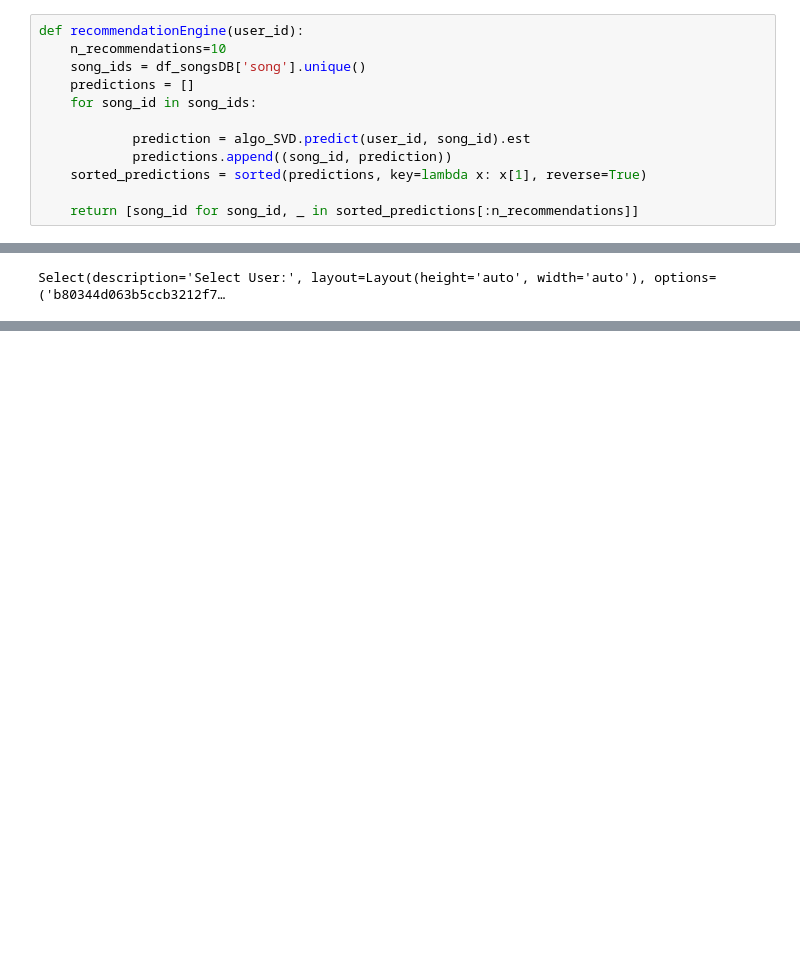
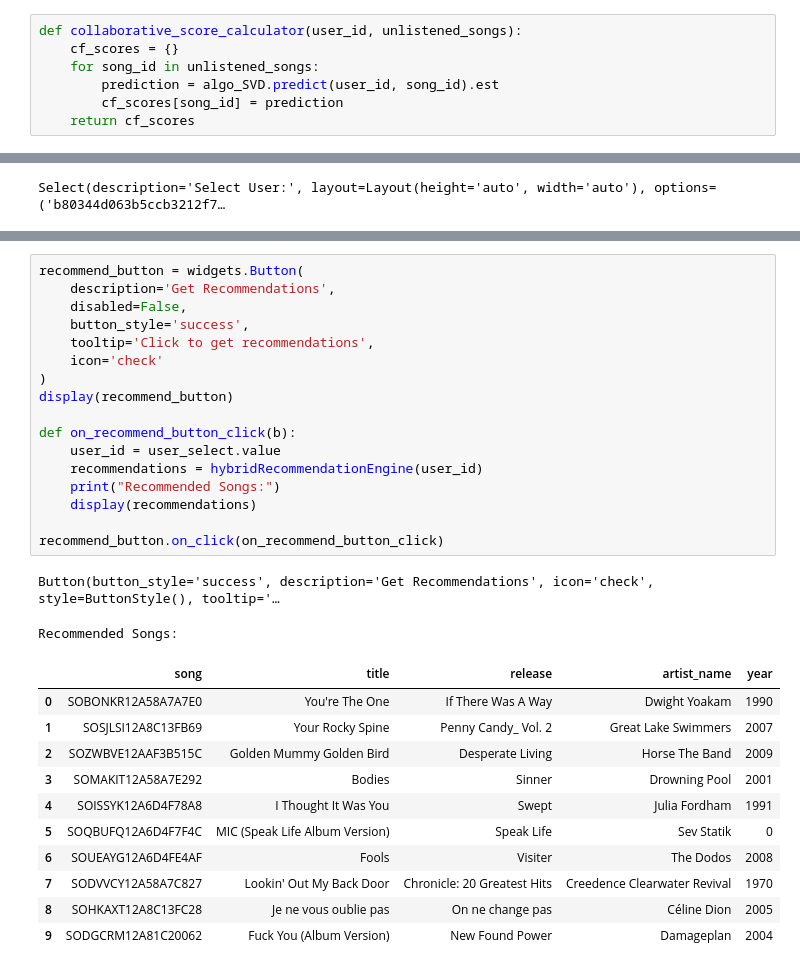
Before and after one commit to madskazi/AAIgroupcw, a Jupyter notebook: RecommendationEngineAI_3_2.ipynb, the cells around one changed output, grey strips where cells are left out. Saved outputs shown, nothing was run; the diff lists cells and outputs as text; blank space fills up the shorter version.

Commit message:
Hybrid Recommendation Engine implemented
combined Collaborative Filtering and Content Based Filtering to the engine.

```diff
--- a/RecommendationEngineAI_3_2.ipynb
+++ b/RecommendationEngineAI_3_2.ipynb
@@ -33,12 +60,7 @@ predictions = algo_SVD.test(testset)
 # %%
-def recommendationEngine(user_id):
-    n_recommendations=10
-    song_ids = df_songsDB['song'].unique()
-    predictions = []
-    for song_id in song_ids:
-
-            prediction = algo_SVD.predict(user_id, song_id).est
-            predictions.append((song_id, prediction))
-    sorted_predictions = sorted(predictions, key=lambda x: x[1], reverse=True)
-
-    return [song_id for song_id, _ in sorted_predictions[:n_recommendations]]
+def collaborative_score_calculator(user_id, unlistened_songs):
+    cf_scores = {}
+    for song_id in unlistened_songs:
+        prediction = algo_SVD.predict(user_id, song_id).est
+        cf_scores[song_id] = prediction
+    return cf_scores
@@ -72,0 +115,31 @@ recommended_songs.drop_duplicates(subset=['song'])
+# %%
+recommend_button = widgets.Button(
+    description='Get Recommendations',
+    disabled=False,
+    button_style='success',
+    tooltip='Click to get recommendations',
+    icon='check'
+)
+display(recommend_button)
+
+def on_recommend_button_click(b):
+    user_id = user_select.value
+    recommendations = hybridRecommendationEngine(user_id)
+    print("Recommended Songs:")
+    display(recommendations)
+
+recommend_button.on_click(on_recommend_button_click)
+# %% [output]
+Button(button_style='success', description='Get Recommendations', icon='check', style=ButtonStyle(), tooltip='…
+Recommended Songs:
+|  | song | title | release | artist_name | year |
+| 0 | SOBONKR12A58A7A7E0 | You're The One | If There Was A Way | Dwight Yoakam | 1990 |
+| 1 | SOSJLSI12A8C13FB69 | Your Rocky Spine | Penny Candy_ Vol. 2 | Great Lake Swimmers | 2007 |
+| 2 | SOZWBVE12AAF3B515C | Golden Mummy Golden Bird | Desperate Living | Horse The Band | 2009 |
+| 3 | SOMAKIT12A58A7E292 | Bodies | Sinner | Drowning Pool | 2001 |
+| 4 | SOISSYK12A6D4F78A8 | I Thought It Was You | Swept | Julia Fordham | 1991 |
+| 5 | SOQBUFQ12A6D4F7F4C | MIC (Speak Life Album Version) | Speak Life | Sev Statik | 0 |
+| 6 | SOUEAYG12A6D4FE4AF | Fools | Visiter | The Dodos | 2008 |
+| 7 | SODVVCY12A58A7C827 | Lookin' Out My Back Door | Chronicle: 20 Greatest Hits | Creedence Clearwater Revival | 1970 |
+| 8 | SOHKAXT12A8C13FC28 | Je ne vous oublie pas | On ne change pas | Céline Dion | 2005 |
+| 9 | SODGCRM12A81C20062 | Fuck You (Album Version) | New Found Power | Damageplan | 2004 |
```
Also changed, not shown: parts of 8 cells of this notebook.
